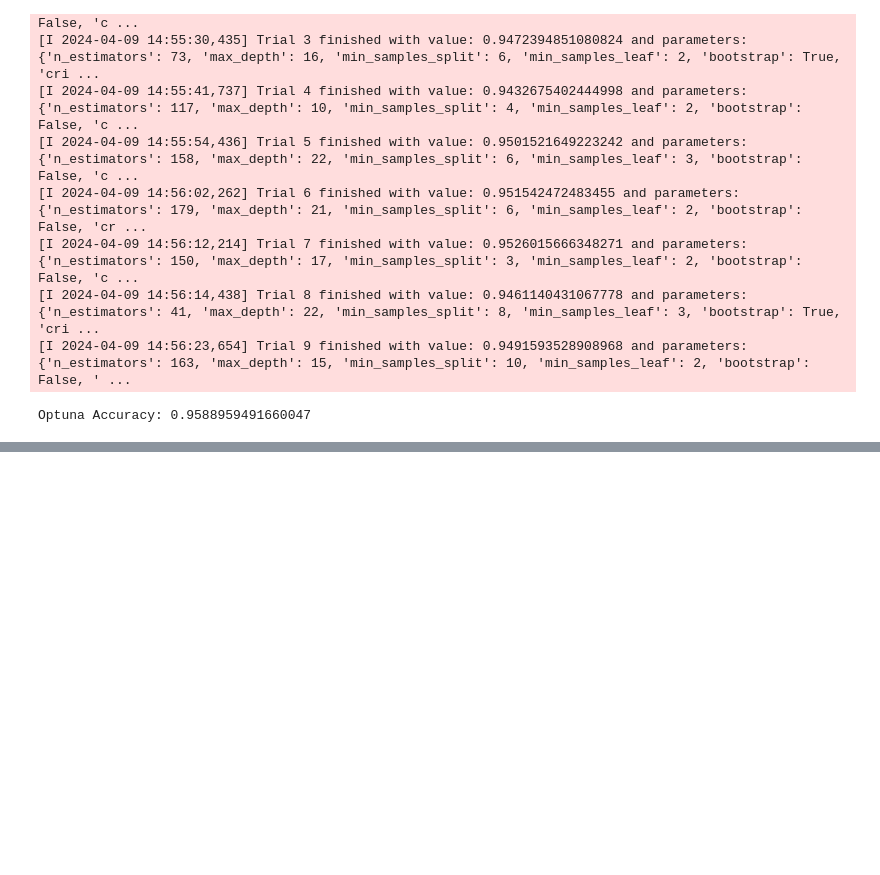
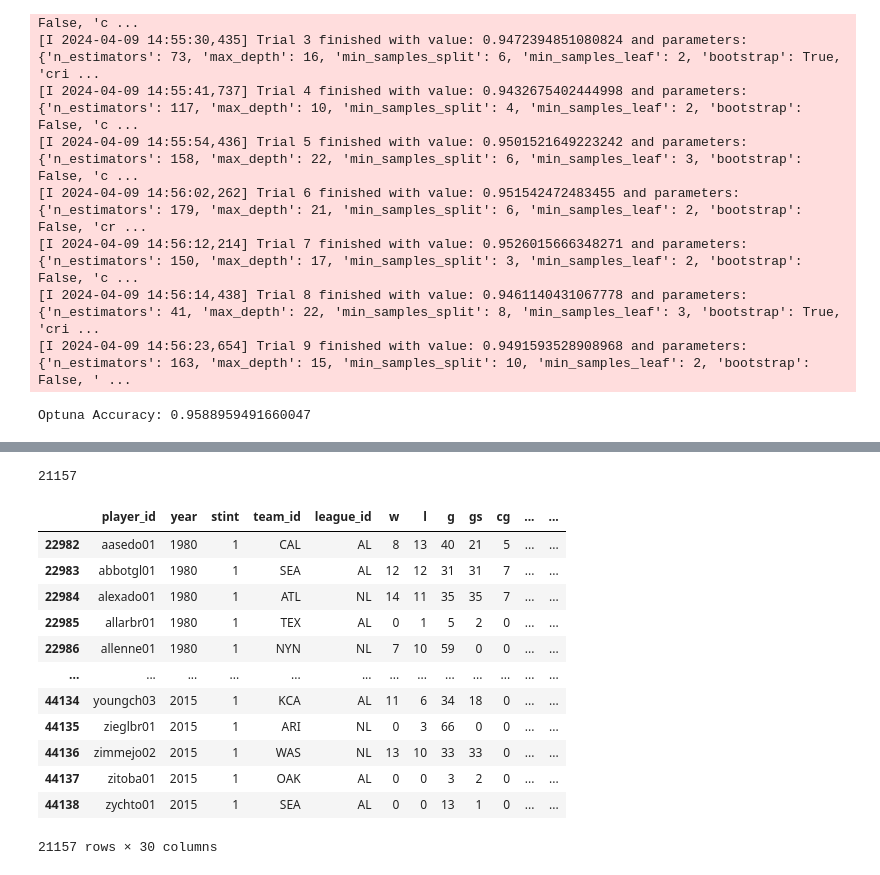
Before and after one commit to HUFS-DAT/2024-1_Seminar, a Jupyter notebook: Weekly Task/4차과제/박민규_4차_과제.ipynb, the cells around one changed output, grey strips where cells are left out. Drawn from its saved outputs; the diff is of its cells as text; code cells hidden in the pictures; blank space fills up the shorter version.

```diff
--- a/Weekly Task/4차과제/박민규_4차_과제.ipynb
+++ b/Weekly Task/4차과제/박민규_4차_과제.ipynb
@@ -632,0 +679,2 @@ Optuna Accuracy: 0.9588959491660047
+# %%
+df1=pd.read_csv("/content/drive/MyDrive/Colab Notebooks/DAT/pitching.csv")
@@ -632,0 +701,22 @@ Optuna Accuracy: 0.9588959491660047
+# %%
+# 1980년 이후의 데이터만 남기기
+df1 = df1[df1['year'] >= 1980]
+
+# 남은 데이터 수 확인
+print(len(df1))
+df1
+# %% [output]
+21157
+|  | player_id | year | stint | team_id | league_id | w | l | g | gs | cg | ... | ... |
+| 22982 | aasedo01 | 1980 | 1 | CAL | AL | 8 | 13 | 40 | 21 | 5 | ... | ... |
+| 22983 | abbotgl01 | 1980 | 1 | SEA | AL | 12 | 12 | 31 | 31 | 7 | ... | ... |
+| 22984 | alexado01 | 1980 | 1 | ATL | NL | 14 | 11 | 35 | 35 | 7 | ... | ... |
+| 22985 | allarbr01 | 1980 | 1 | TEX | AL | 0 | 1 | 5 | 2 | 0 | ... | ... |
+| 22986 | allenne01 | 1980 | 1 | NYN | NL | 7 | 10 | 59 | 0 | 0 | ... | ... |
+| ... | ... | ... | ... | ... | ... | ... | ... | ... | ... | ... | ... | ... |
+| 44134 | youngch03 | 2015 | 1 | KCA | AL | 11 | 6 | 34 | 18 | 0 | ... | ... |
+| 44135 | zieglbr01 | 2015 | 1 | ARI | NL | 0 | 3 | 66 | 0 | 0 | ... | ... |
+| 44136 | zimmejo02 | 2015 | 1 | WAS | NL | 13 | 10 | 33 | 33 | 0 | ... | ... |
+| 44137 | zitoba01 | 2015 | 1 | OAK | AL | 0 | 0 | 3 | 2 | 0 | ... | ... |
+| 44138 | zychto01 | 2015 | 1 | SEA | AL | 0 | 0 | 13 | 1 | 0 | ... | ... |
+21157 rows × 30 columns
```
Also changed, not shown: parts of 38 cells of this notebook.
